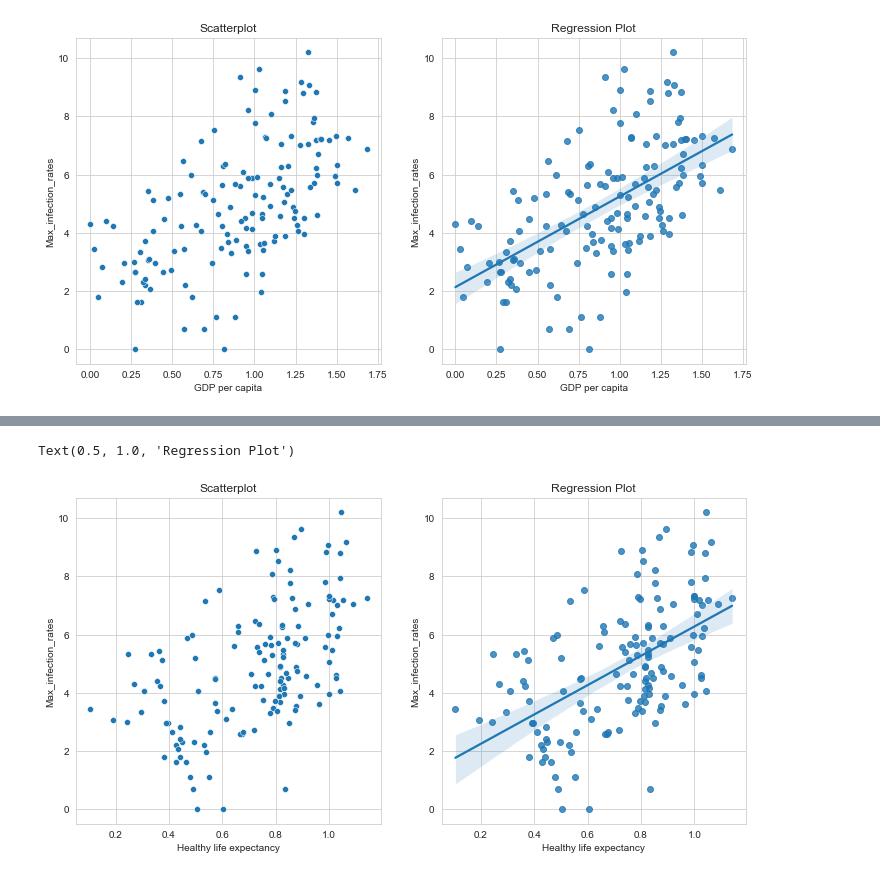
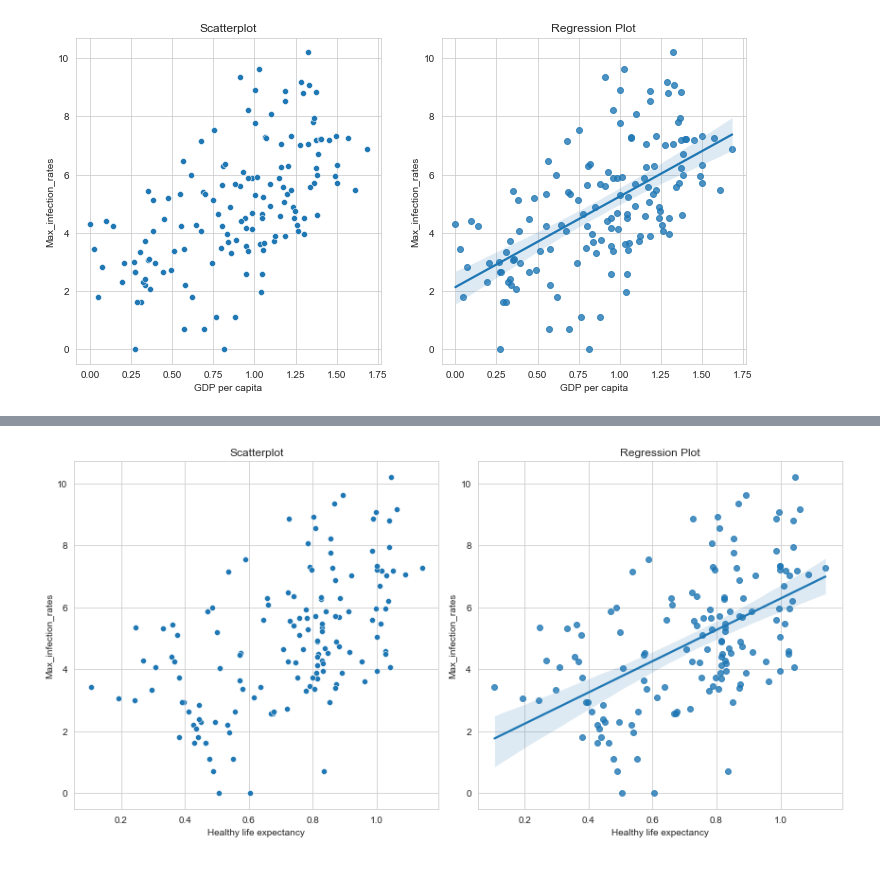
Before and after one commit to ECE-MJCET/Data-science, a Jupyter notebook: Data Science/projects/covid19_Confirmed_dataset.csv.ipynb, the cells around one changed output, grey strips where cells are left out. Saved outputs shown, nothing was run; the diff lists cells and outputs as text; code cells hidden in the pictures.

```diff
--- a/Data Science/projects/covid19_Confirmed_dataset.csv.ipynb
+++ b/Data Science/projects/covid19_Confirmed_dataset.csv.ipynb
@@ -295,10 +294,9 @@ Text(0.5, 1.0, 'Regression Plot')
 # %%
 x = data["Healthy life expectancy"];y = data["Max_infection_rates"];plt.figure(figsize=(12, 6))
-plt.subplot(1, 2, 1);sns.scatterplot(x, np.log(y));plt.title('Scatterplot')
-plt.subplot(1, 2, 2);sns.regplot(x, np.log(y));plt.title('Regression Plot')
-#plt.tight_layout()
+plt.subplot(1, 2, 1);sns.scatterplot(x=x, y=np.log(y));plt.title('Scatterplot')
+plt.subplot(1, 2, 2);sns.regplot(x=x, y=np.log(y));plt.title('Regression Plot')
+plt.tight_layout()
 # %% [output]
-Text(0.5, 1.0, 'Regression Plot')
-[figure, old version]
+[figure, new version]
 # %%
 x = data["Freedom to make life choices"];y = data["Max_infection_rates"];plt.figure(figsize=(12, 6))
```
Also changed, not shown: parts of 3 cells of this notebook.
